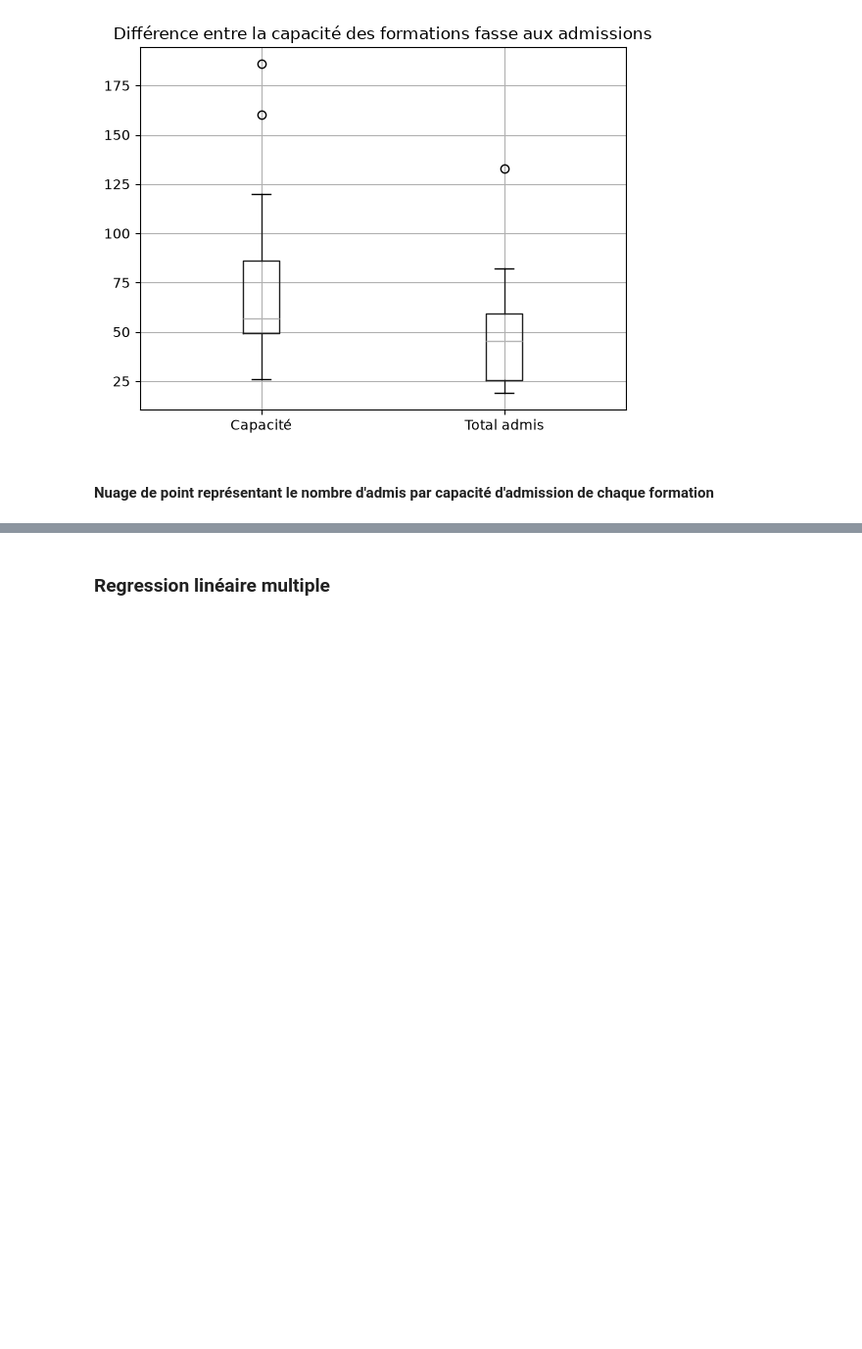
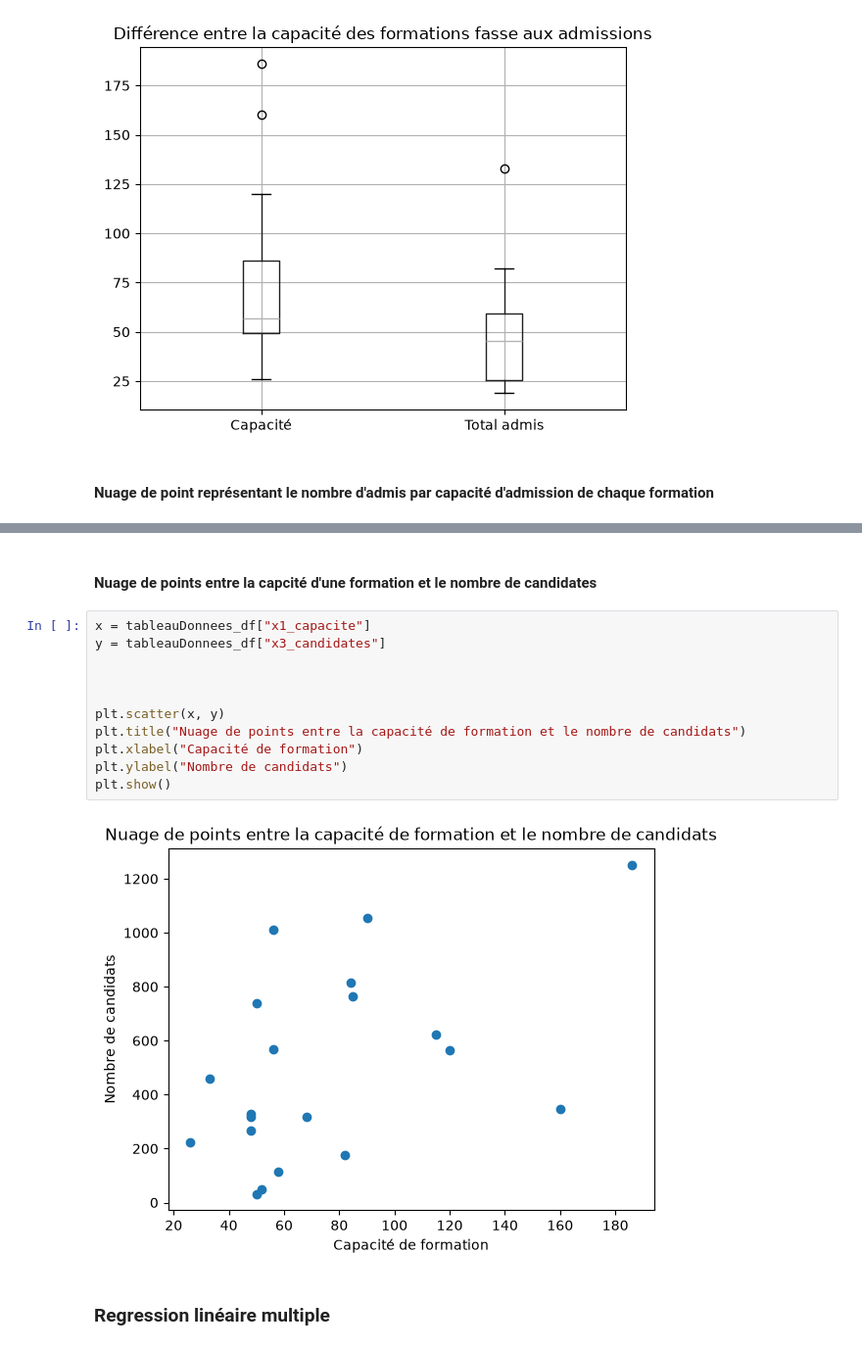
Before and after one commit to ThuaDang/SAE2.04---Base-de-donn-es, a Jupyter notebook: Partie 3 - Analyse des données/Etude_statistique_DANG_Thuan_BIGOUIN_Clement.ipynb, the cells around one changed output, grey strips where cells are left out. Shown at 98% size. Cells and saved outputs as stored; diff of their text form; blank space fills up the shorter version.

```diff
--- a/Partie 3 - Analyse des données/Etude_statistique_DANG_Thuan_BIGOUIN_Clement.ipynb
+++ b/Partie 3 - Analyse des données/Etude_statistique_DANG_Thuan_BIGOUIN_Clement.ipynb
@@ -70,3 +70,18 @@ plt.show()
+# %% [markdown]
+#### Nuage de points entre la capcité d'une formation et le nombre de candidates
+# %%
+x = tableauDonnees_df["x1_capacite"]
+y = tableauDonnees_df["x3_candidates"]
+
+
+
+plt.scatter(x, y)
+plt.title("Nuage de points entre la capacité de formation et le nombre de candidats")
+plt.xlabel("Capacité de formation")
+plt.ylabel("Nombre de candidats")
+plt.show()
+# %% [output]
+[figure, added]
 # %% [markdown]
 ### Regression linéaire multiple
 # %%
```
Also changed, not shown: parts of 1 cell of this notebook.
